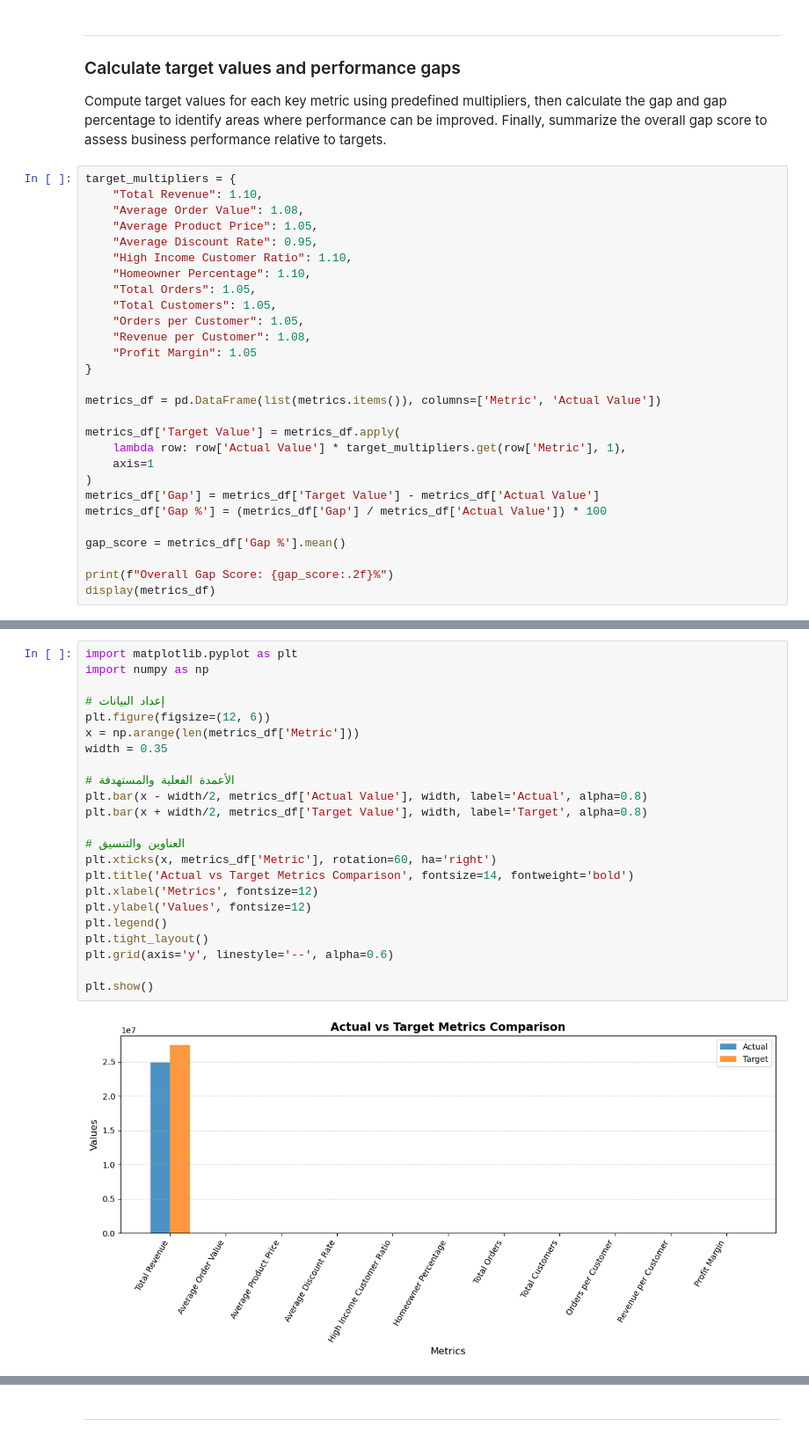
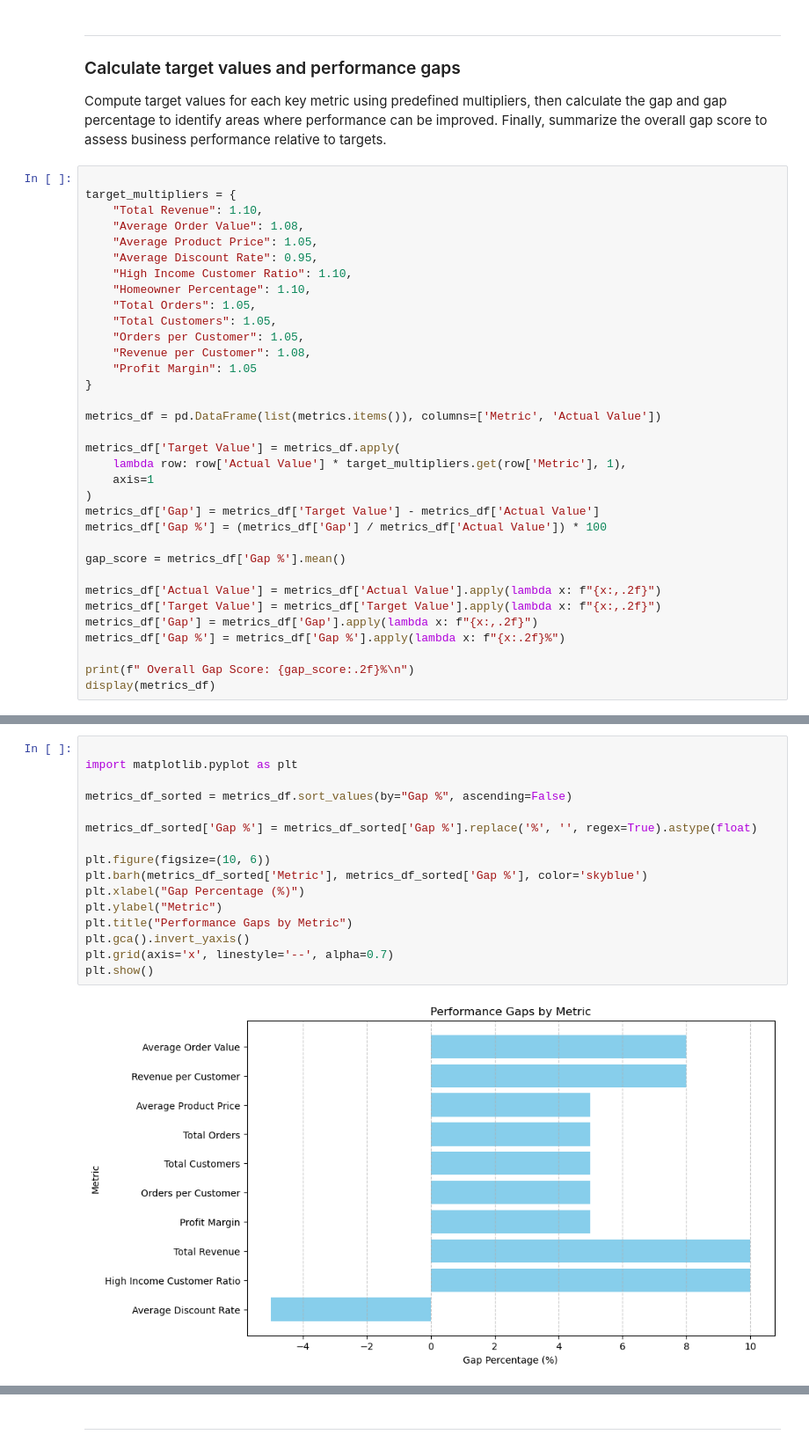
Before and after one commit to renty0/renty, a Jupyter notebook: Gap_Analysis/notebooks/MOAZ_Define_Metrics_GapScore.ipynb, the cells around one changed output, grey strips where cells are left out. Shown: that part at 88% size. Drawn from its saved outputs; the diff is of its cells as text.

Commit message:
define metrics and calc gap score

```diff
--- a/Gap_Analysis/notebooks/MOAZ_Define_Metrics_GapScore.ipynb
+++ b/Gap_Analysis/notebooks/MOAZ_Define_Metrics_GapScore.ipynb
@@ -203,6 +214,7 @@ display(metrics_df)
 ### Calculate target values and performance gaps
 Compute target values for each key metric using predefined multipliers, then calculate the gap and gap percentage to identify areas where performance can be improved. Finally, summarize the overall gap score to assess business performance relative to targets.
 # %%
+
 target_multipliers = {
     "Total Revenue": 1.10,
     "Average Order Value": 1.08,
@@ -228,6 +240,11 @@ metrics_df['Gap %'] = (metrics_df['Gap'] / metrics_df['Actual Value']) * 100
 
 gap_score = metrics_df['Gap %'].mean()
 
-print(f"Overall Gap Score: {gap_score:.2f}%")
+metrics_df['Actual Value'] = metrics_df['Actual Value'].apply(lambda x: f"{x:,.2f}")
+metrics_df['Target Value'] = metrics_df['Target Value'].apply(lambda x: f"{x:,.2f}")
+metrics_df['Gap'] = metrics_df['Gap'].apply(lambda x: f"{x:,.2f}")
+metrics_df['Gap %'] = metrics_df['Gap %'].apply(lambda x: f"{x:.2f}%")
+
+print(f" Overall Gap Score: {gap_score:.2f}%\n")
 display(metrics_df)
 # %% [output]
@@ -247,25 +293,18 @@ Overall Gap Score: 5.60%
 # %%
+
 import matplotlib.pyplot as plt
-import numpy as np
 
-# إعداد البيانات
-plt.figure(figsize=(12, 6))
-x = np.arange(len(metrics_df['Metric']))
-width = 0.35
+metrics_df_sorted = metrics_df.sort_values(by="Gap %", ascending=False)
 
-# الأعمدة الفعلية والمستهدفة
-plt.bar(x - width/2, metrics_df['Actual Value'], width, label='Actual', alpha=0.8)
-plt.bar(x + width/2, metrics_df['Target Value'], width, label='Target', alpha=0.8)
+metrics_df_sorted['Gap %'] = metrics_df_sorted['Gap %'].replace('%', '', regex=True).astype(float)
 
-# العناوين والتنسيق
-plt.xticks(x, metrics_df['Metric'], rotation=60, ha='right')
-plt.title('Actual vs Target Metrics Comparison', fontsize=14, fontweight='bold')
-plt.xlabel('Metrics', fontsize=12)
-plt.ylabel('Values', fontsize=12)
-plt.legend()
-plt.tight_layout()
-plt.grid(axis='y', linestyle='--', alpha=0.6)
-
+plt.figure(figsize=(10, 6))
+plt.barh(metrics_df_sorted['Metric'], metrics_df_sorted['Gap %'], color='skyblue')
+plt.xlabel("Gap Percentage (%)")
+plt.ylabel("Metric")
+plt.title("Performance Gaps by Metric")
+plt.gca().invert_yaxis()
+plt.grid(axis='x', linestyle='--', alpha=0.7)
 plt.show()
 # %% [output]
-[figure, old version]
+[figure, new version]
```
Also changed, not shown: parts of 15 cells of this notebook, 2 other files.
